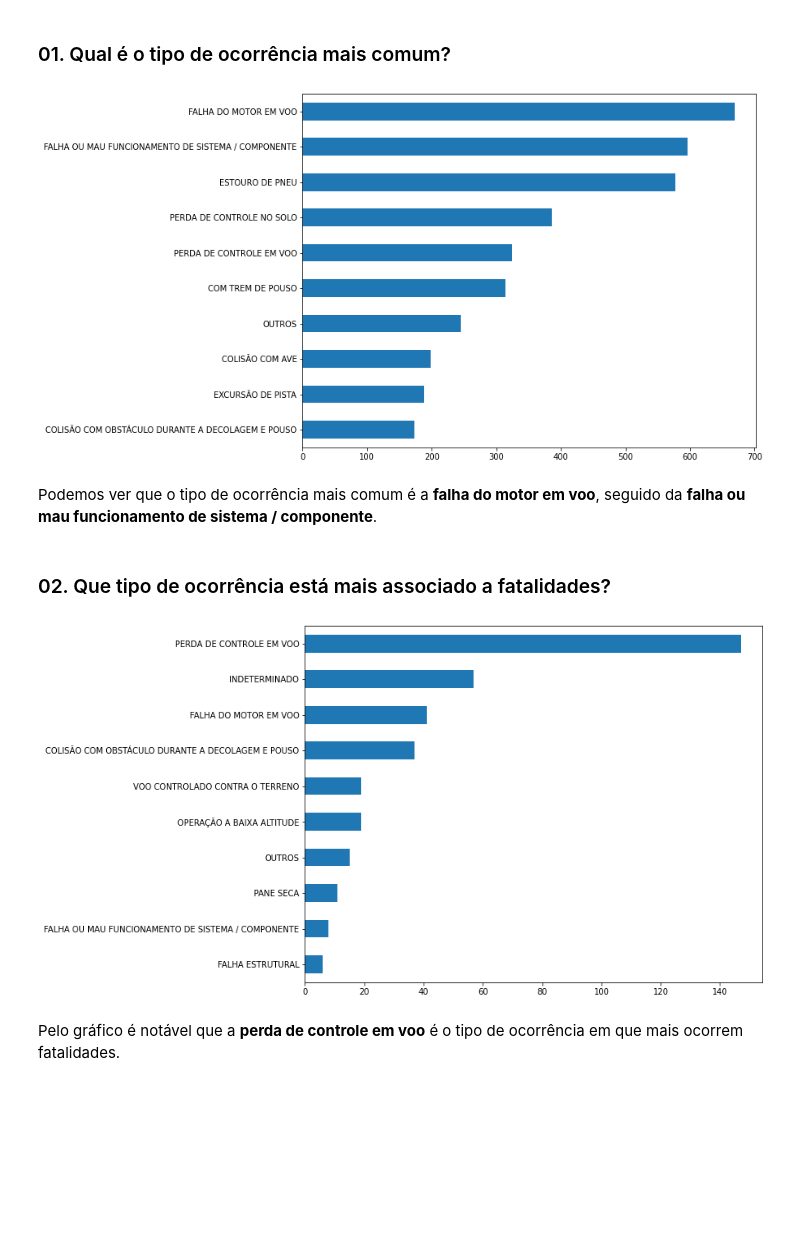
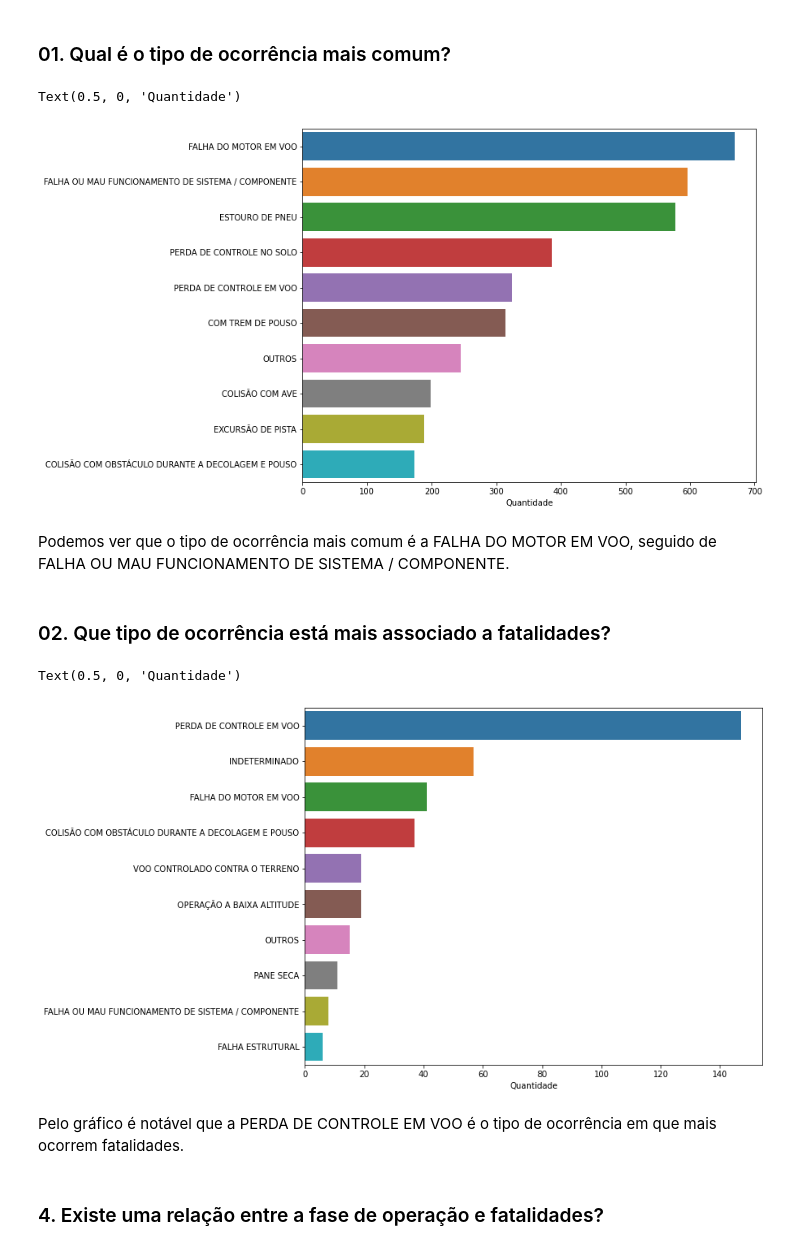
Before and after one commit to MarcosVeniciu/Trabalho-Pratico-Introducao-a-Ciencia-dos-Dados, a Jupyter notebook: cenipa.ipynb, the cells around one changed output. Saved outputs shown, nothing was run; the diff lists cells and outputs as text; code cells hidden in the pictures; blank space fills up the shorter version.

```diff
--- a/cenipa.ipynb
+++ b/cenipa.ipynb
@@ -74,13 +165,14 @@ df_ocorrencia.drop(
 ### 01. Qual é o tipo de ocorrência mais comum?
 # %%
 ocorrencia_tipo_count = df_ocorrencia_tipo["ocorrencia_tipo"].value_counts()
-
-ax = ocorrencia_tipo_count[:10].plot.barh(figsize=(10, 8))
-ax.invert_yaxis()
+plt.figure(figsize=(10,8))
+ax = sns.barplot(y=ocorrencia_tipo_count[:10].index, x=ocorrencia_tipo_count[:10], orient='h')
+ax.set_xlabel('Quantidade')
 # %% [output]
+Text(0.5, 0, 'Quantidade')
-[figure, old version]
+[figure, new version]
 # %% [markdown]
-Podemos ver que o tipo de ocorrência mais comum é a **falha do motor em voo**, seguido da **falha ou mau funcionamento de sistema / componente**.
+Podemos ver que o tipo de ocorrência mais comum é a FALHA DO MOTOR EM VOO, seguido de FALHA OU MAU FUNCIONAMENTO DE SISTEMA / COMPONENTE.
 # %% [markdown]
 ### 02. Que tipo de ocorrência está mais associado a fatalidades?
 # %%
@@ -88,17 +180,18 @@ codigo_fatalidades = df_aeronave.loc[df_aeronave["aeronave_fatalidades_total"] >
     "codigo_ocorrencia"
 ].drop_duplicates()
 
-df_ocorrencia_tipo_com_fatalidades = df_ocorrencia_tipo.loc[
+df_ocorrencia_tipo_fatal = df_ocorrencia_tipo.loc[
     df_ocorrencia_tipo["codigo_ocorrencia"].isin(codigo_fatalidades)
 ]
 
-ax = (
-    df_ocorrencia_tipo_com_fatalidades["ocorrencia_tipo"]
-    .value_counts()[:10]
-    .plot.barh(figsize=(10, 8))
-)
-ax.invert_yaxis()
+ocorrencia_tipo_fatal_count = df_ocorrencia_tipo_fatal['ocorrencia_tipo'].value_counts()
+plt.figure(figsize=(10,8))
+ax = sns.barplot(y=ocorrencia_tipo_fatal_count[:10].index, x=ocorrencia_tipo_fatal_count[:10], orient='h')
+ax.set_xlabel('Quantidade')
 # %% [output]
+Text(0.5, 0, 'Quantidade')
-[figure, old version]
+[figure, new version]
 # %% [markdown]
-Pelo gráfico é notável que a **perda de controle em voo** é o tipo de ocorrência em que mais ocorrem fatalidades.
+Pelo gráfico é notável que a PERDA DE CONTROLE EM VOO é o tipo de ocorrência em que mais ocorrem fatalidades.
+# %% [markdown]
+### 4.  Existe uma relação entre a fase de operação e fatalidades?
```
Also changed, not shown: parts of 23 cells of this notebook.
